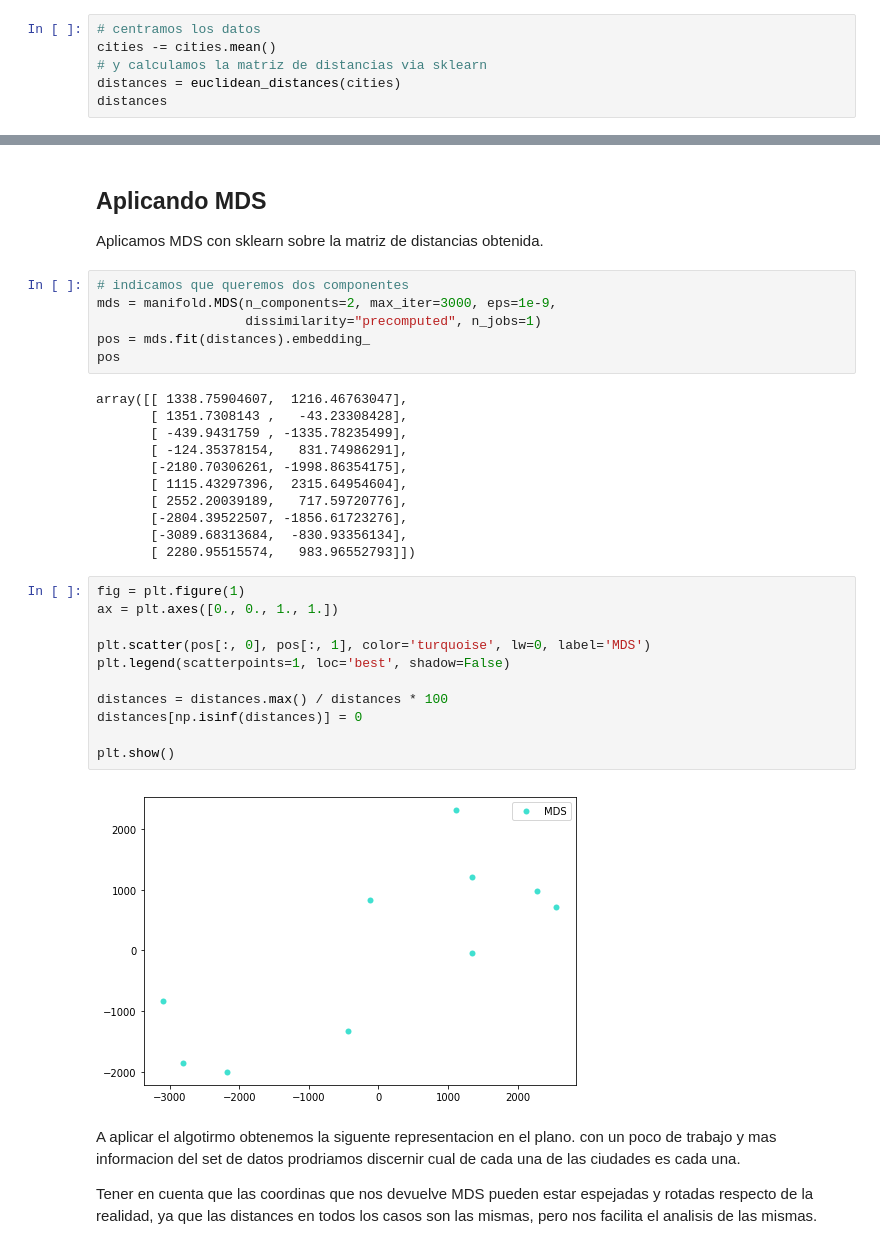
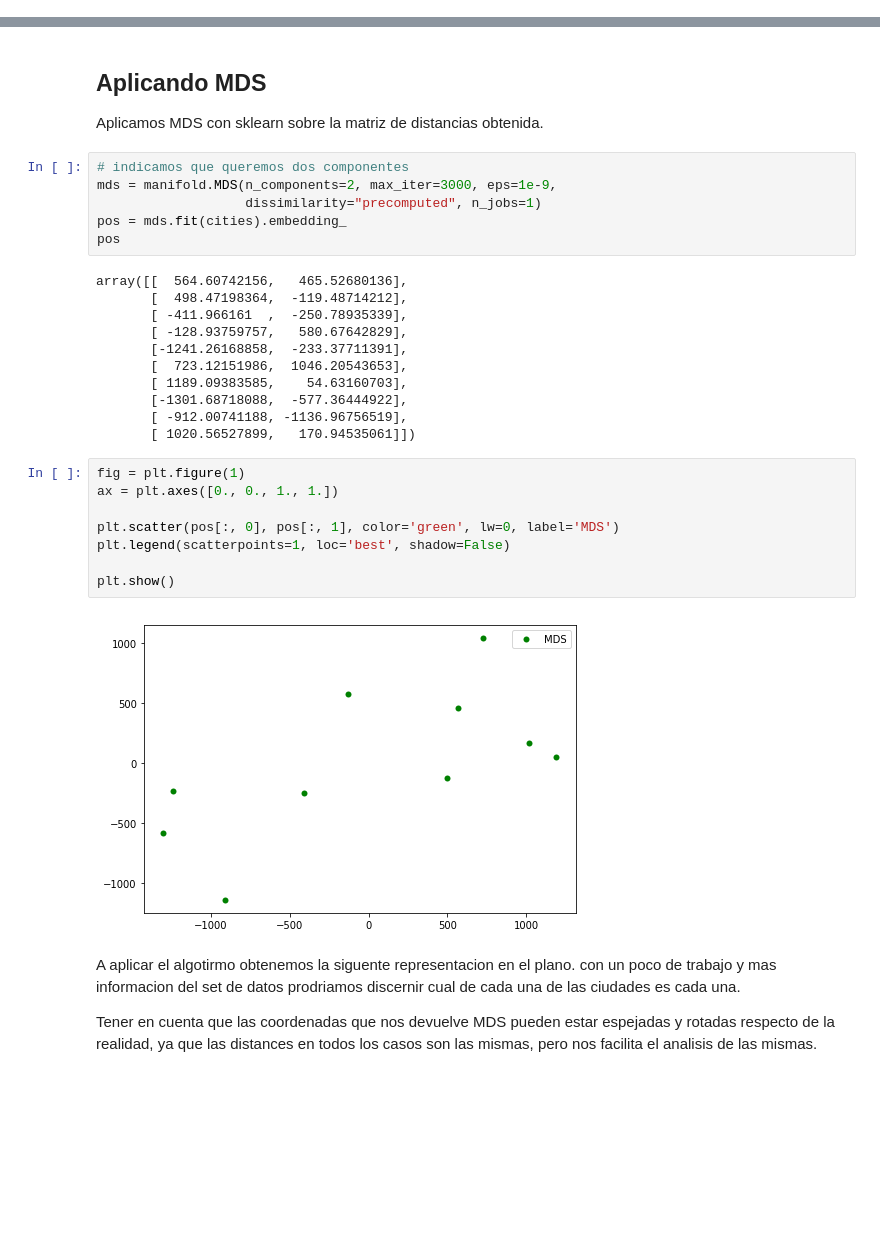
Before and after one commit to idontdomath/datos-dimensionality-reduction, a Jupyter notebook: 03-mds.ipynb, the cells around one changed output, grey strips where cells are left out. Saved outputs shown, nothing was run; the diff lists cells and outputs as text; blank space fills up the shorter version.

```diff
--- a/03-mds.ipynb
+++ b/03-mds.ipynb
@@ -45,9 +45,3 @@ mat
 # %%
 # conversion a data frame que utilizaremos
 cities = pd.DataFrame(mat['cities'])
-# %%
-# centramos los datos
-cities -= cities.mean()
-# y calculamos la matriz de distancias via sklearn
-distances = euclidean_distances(cities)
-distances
@@ -77,33 +71,30 @@ Aplicamos MDS con sklearn sobre la matriz de distancias obtenida.
 # indicamos que queremos dos componentes
 mds = manifold.MDS(n_components=2, max_iter=3000, eps=1e-9,
                    dissimilarity="precomputed", n_jobs=1)
-pos = mds.fit(distances).embedding_
+pos = mds.fit(cities).embedding_
 pos
 # %% [output]
-array([[ 1338.75904607,  1216.46763047],
-       [ 1351.7308143 ,   -43.23308428],
-       [ -439.9431759 , -1335.78235499],
-       [ -124.35378154,   831.74986291],
-       [-2180.70306261, -1998.86354175],
-       [ 1115.43297396,  2315.64954604],
-       [ 2552.20039189,   717.59720776],
-       [-2804.39522507, -1856.61723276],
-       [-3089.68313684,  -830.93356134],
-       [ 2280.95515574,   983.96552793]])
+array([[  564.60742156,   465.52680136],
+       [  498.47198364,  -119.48714212],
+       [ -411.966161  ,  -250.78935339],
+       [ -128.93759757,   580.67642829],
+       [-1241.26168858,  -233.37711391],
+       [  723.12151986,  1046.20543653],
+       [ 1189.09383585,    54.63160703],
+       [-1301.68718088,  -577.36444922],
+       [ -912.00741188, -1136.96756519],
+       [ 1020.56527899,   170.94535061]])
 # %%
 fig = plt.figure(1)
 ax = plt.axes([0., 0., 1., 1.])
 
-plt.scatter(pos[:, 0], pos[:, 1], color='turquoise', lw=0, label='MDS')
+plt.scatter(pos[:, 0], pos[:, 1], color='green', lw=0, label='MDS')
 plt.legend(scatterpoints=1, loc='best', shadow=False)
 
-distances = distances.max() / distances * 100
-distances[np.isinf(distances)] = 0
-
 plt.show()
 # %% [output]
-[figure, old version]
+[figure, new version]
 # %% [markdown]
 A aplicar el algotirmo obtenemos la siguente representacion en el plano. con un poco de trabajo y mas informacion del set de datos prodriamos discernir cual de cada una de las ciudades es cada una.
 
-Tener en cuenta que las coordinas que nos devuelve MDS pueden estar espejadas y rotadas respecto de la realidad, ya que las distances en todos los casos son las mismas, pero nos facilita el analisis de las mismas.
+Tener en cuenta que las coordenadas que nos devuelve MDS pueden estar espejadas y rotadas respecto de la realidad, ya que las distances en todos los casos son las mismas, pero nos facilita el analisis de las mismas.
```
Also changed, not shown: parts of 6 cells of this notebook, 6 other files.
